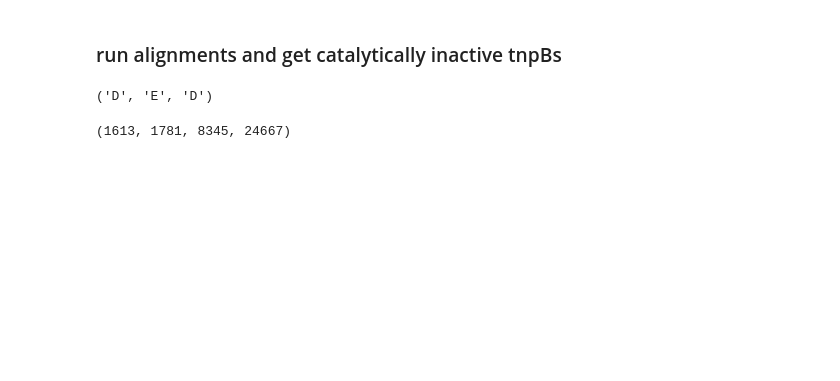
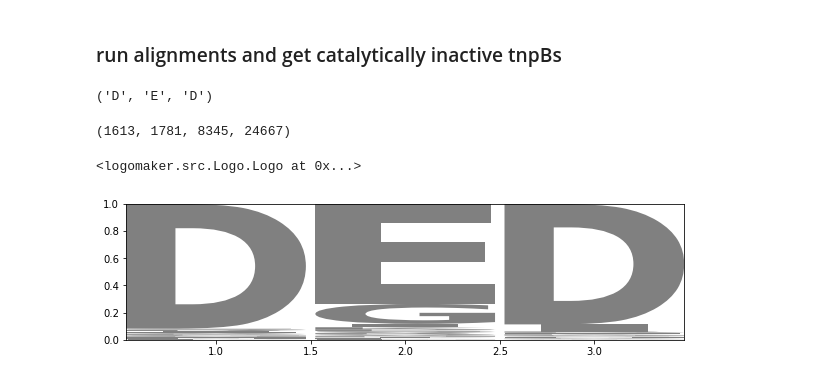
Before and after one commit to pdhsulab/GeneGraphDB, a Jupyter notebook: find_inactive_tnpBs.ipynb, the cells around one changed output. Drawn from its saved outputs; the diff is of its cells as text; code cells hidden in the pictures; blank space fills up the shorter version.

```diff
--- a/find_inactive_tnpBs.ipynb
+++ b/find_inactive_tnpBs.ipynb
@@ -26,4 +147,5 @@ outfile_mafft = outdir + "/_all_tnpBs_mafft.out.faa"
 #outfile_tnpBs_inactive = "../tnpBs/_inactive_tnpBs.faa"
 outfile_tnpBs_inactive_3 = "../tnpBs/_all_inactive_tnpBs.3.faa"
 outfile_tnpBs_inactive_2 = "../tnpBs/_all_inactive_tnpBs.2.faa"
+outfile_tnpBs_inactive_1 = "../tnpBs/_all_inactive_tnpBs.1.faa"
 # %%
@@ -35,0 +156,4 @@ tnpB_10_target_annot_df.shape
+# %%
+with open("dTnpB_target.txt", "w") as outfile:
+    for pid in list(tnpB_10_target_annot_df["target_p30id"]):
+        print(pid, file=outfile)
@@ -153,34 +302,3 @@ def get_alignindices_dict(ref_tnpB_pid, msa_file):
 
 #align_indices_dict = get_alignindices_dict(ref_tnpB_pid, outfile_mafft)
 align_indices_dict = get_alignindices_dict(ref_tnpB_pid, '../tmp.kalign.faa')
-# %%
-count_3, count_2, count_1, count_0 = 0, 0, 0, 0
-#with open(outfile_mafft) as handle, \
-with open("../tmp.kalign.faa") as handle, \
-open (outfile_tnpBs_inactive_3, "w") as outfile_3, \
-open (outfile_tnpBs_inactive_2, "w") as outfile_2:
-    for rec in SeqIO.parse(handle, 'fasta'):
-        sequence = rec.seq
-        pid = rec.id
-        first_residue_missing = sequence[align_indices_dict[187]] != 'D'
-        second_residue_missing = sequence[align_indices_dict[271]] != 'E'
-        third_residue_missing = sequence[align_indices_dict[354]] != 'D'
-        num_res_missing = first_residue_missing + second_residue_missing + third_residue_missing
-        if num_res_missing == 3:
-            print(">" + pid, file = outfile_3)
-            sequence_gapfree = get_prot_sequence(pid)
-            print(sequence_gapfree, file = outfile_3)
-            count_3 += 1
-        elif num_res_missing == 2:
-            print(">" + pid, file = outfile_2)
-            sequence_gapfree = get_prot_sequence(pid)
-            print(sequence_gapfree, file = outfile_2)
-            count_2 += 1
-        elif num_res_missing == 1:
-            count_1 += 1
-        elif num_res_missing == 0:
-            count_0 += 1
-# %%
-count_3, count_2, count_1, count_0
-# %% [output]
-(1613, 1781, 8345, 24667)
@@ -186,0 +338,20 @@ count_3, count_2, count_1, count_0
+# %%
+count_3, count_2, count_1, count_0
+# %% [output]
+(1613, 1781, 8345, 24667)
+# %%
+p100_seqlogo_raw_df = pd.DataFrame(seq_logo_list_alltnpBs)
+p100_resid_1_freq_df = pd.DataFrame(pd.get_dummies(p100_seqlogo_raw_df.iloc[:, 0]).mean())
+p100_resid_2_freq_df = pd.DataFrame(pd.get_dummies(p100_seqlogo_raw_df.iloc[:, 1]).mean())#.rename(columns={'0':'1'})
+p100_resid_3_freq_df = pd.DataFrame(pd.get_dummies(p100_seqlogo_raw_df.iloc[:, 2]).mean())#.rename(columns={'0':'1'})
+p100_seqlogo_freq_df = pd.concat([p100_resid_1_freq_df, p100_resid_2_freq_df, p100_resid_3_freq_df], axis = 1).fillna(0)
+p100_seqlogo_freq_df.columns = [1, 2, 3]
+p100_seqlogo_freq_df = p100_seqlogo_freq_df.transpose()
+# p100_resid_1_freq_df.iloc[:,0].sort_values(ascending=False), \
+# p100_resid_2_freq_df.iloc[:,0].sort_values(ascending=False), \
+# p100_resid_3_freq_df.iloc[:,0].sort_values(ascending=False)
+crp_logo = logomaker.Logo(p100_seqlogo_freq_df)
+crp_logo
+# %% [output]
+<logomaker.src.Logo.Logo at 0x...>
+[figure, added]
```
Also changed, not shown: parts of 29 cells of this notebook, 8 other files.
